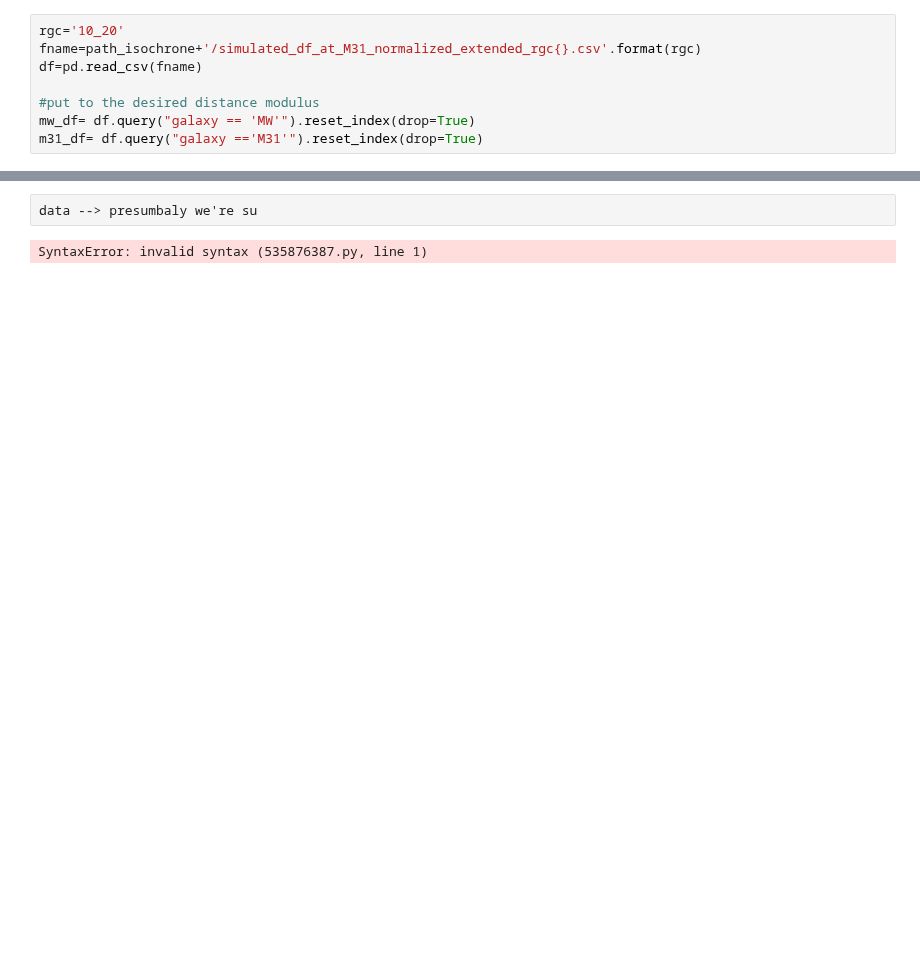
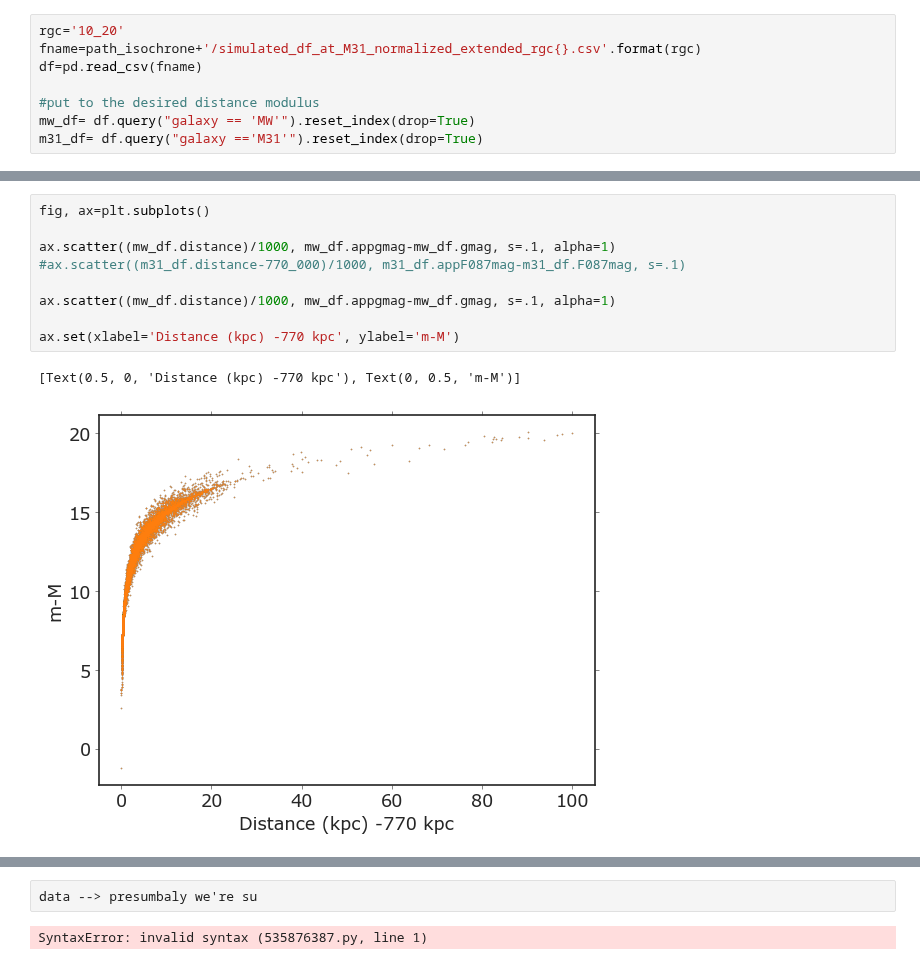
Before and after one commit to caganze/stellarstreams, a Jupyter notebook: notebooks/Visualize MW and M31 Stars.ipynb, the cells around one changed output, grey strips where cells are left out. Cells and saved outputs as stored; diff of their text form; blank space fills up the shorter version.

```diff
--- a/notebooks/Visualize MW and M31 Stars.ipynb
+++ b/notebooks/Visualize MW and M31 Stars.ipynb
@@ -210,0 +173,12 @@ len(df[df.F087mag.between(18, 28.69)])/2.8
+# %%
+fig, ax=plt.subplots()
+
+ax.scatter((mw_df.distance)/1000, mw_df.appgmag-mw_df.gmag, s=.1, alpha=1)
+#ax.scatter((m31_df.distance-770_000)/1000, m31_df.appF087mag-m31_df.F087mag, s=.1)
+
+ax.scatter((mw_df.distance)/1000, mw_df.appgmag-mw_df.gmag, s=.1, alpha=1)
+
+ax.set(xlabel='Distance (kpc) -770 kpc', ylabel='m-M')
+# %% [output]
+[Text(0.5, 0, 'Distance (kpc) -770 kpc'), Text(0, 0.5, 'm-M')]
+[figure, added]
```
Also changed, not shown: parts of 15 cells of this notebook, 11 other files.
